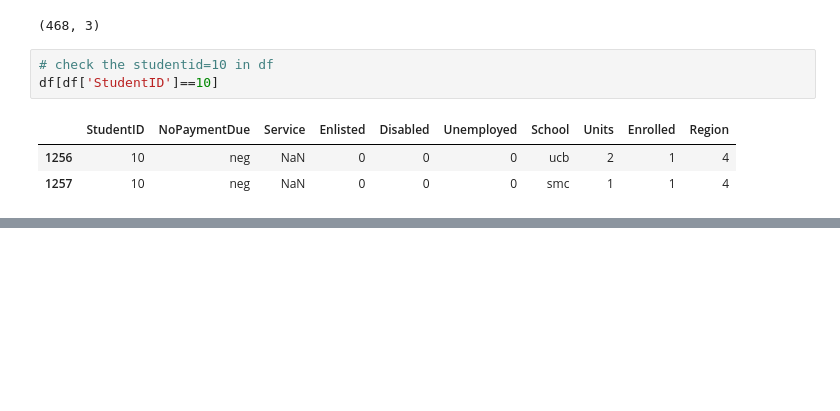
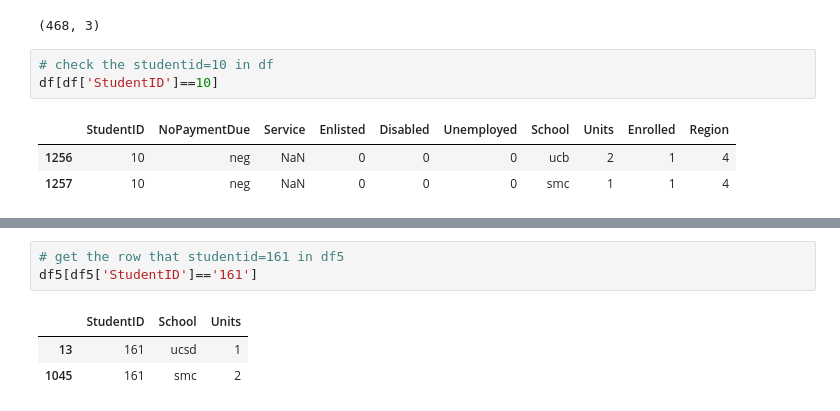
Before and after one commit to MSWinds/dm-group1-project, a Jupyter notebook: combine_first8.ipynb, the cells around one changed output, grey strips where cells are left out. Saved outputs shown, nothing was run; the diff lists cells and outputs as text; blank space fills up the shorter version.

```diff
--- a/combine_first8.ipynb
+++ b/combine_first8.ipynb
@@ -400,0 +449,7 @@ df[df['StudentID']==10]
+# %%
+# get the row that studentid=161 in df5
+df5[df5['StudentID']=='161']
+# %% [output]
+|  | StudentID | School | Units |
+| 13 | 161 | ucsd | 1 |
+| 1045 | 161 | smc | 2 |
```
Also changed, not shown: parts of 8 cells of this notebook.
